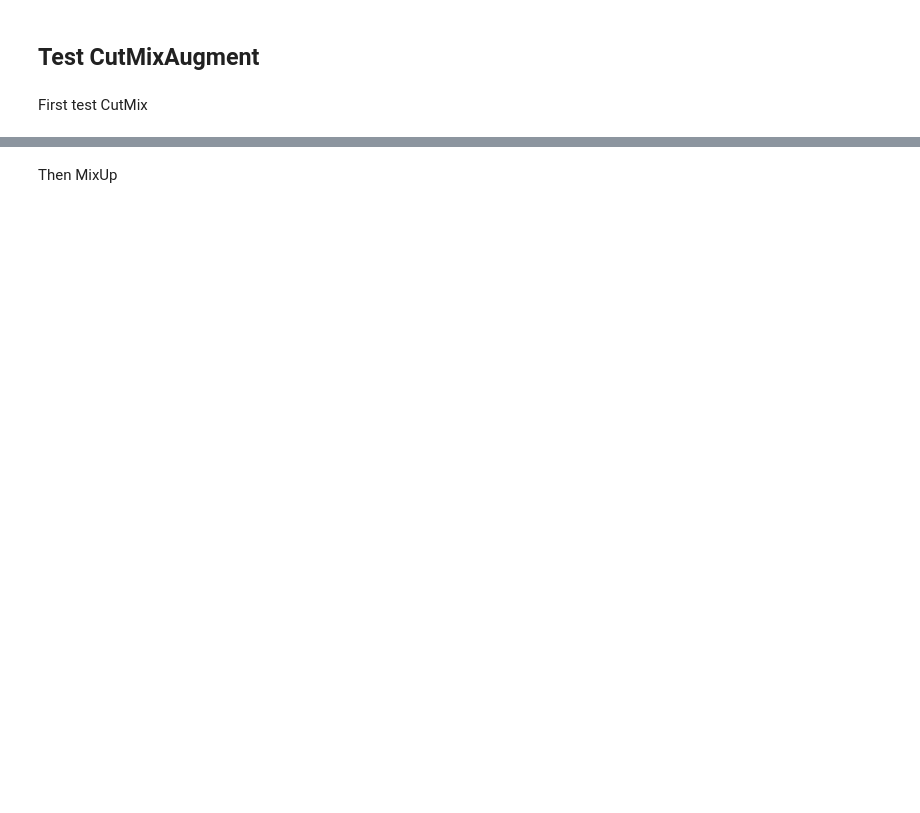
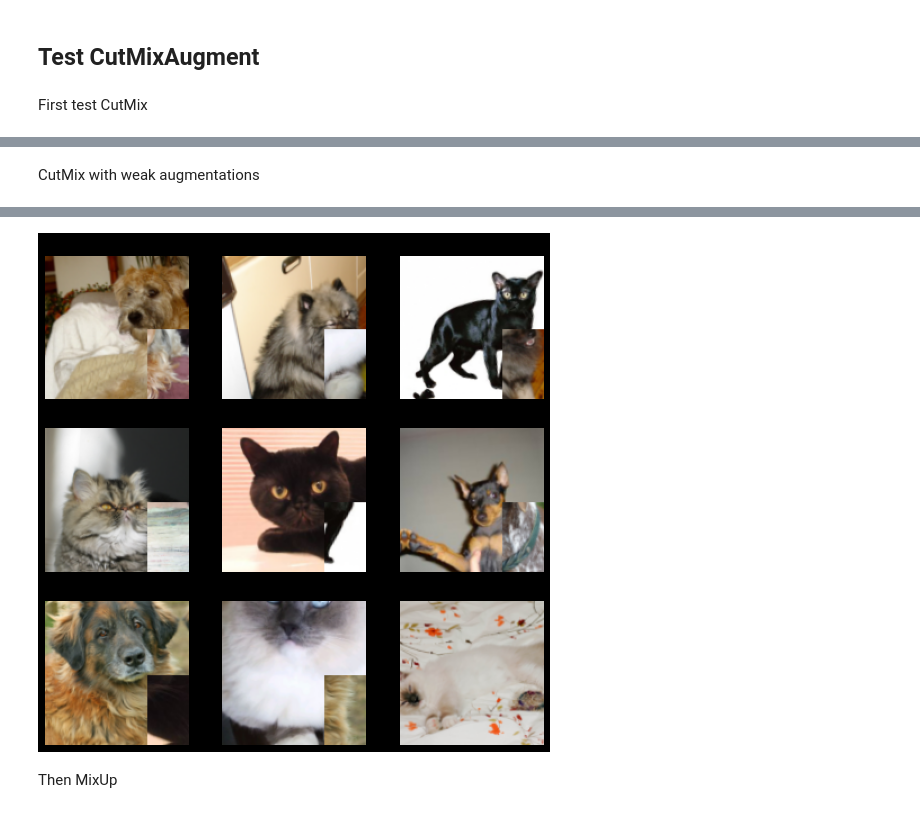
Before and after one commit to warner-benjamin/fastxtend, a Jupyter notebook: nbs/callback.cutmixup.ipynb, the cells around one changed output, grey strips where cells are left out. Saved outputs shown, nothing was run; the diff lists cells and outputs as text; code cells hidden in the pictures; blank space fills up the shorter version.

```diff
--- a/nbs/callback.cutmixup.ipynb
+++ b/nbs/callback.cutmixup.ipynb
@@ -230,6 +276,7 @@ test_cutmixup(mixup, dls)
 First test CutMix
 # %%
 #|slow
-cutmix = CutMixUpAugment(cutmix_ratio=1, mixup_ratio=0, augment_ratio=0)
-test_cutmixup(cutmix, dls)
+with less_random():
+    cutmix = CutMixUpAugment(cutmix_ratio=1, mixup_ratio=0, augment_ratio=0)
+    test_cutmixup(cutmix, True)
 # %% [output]
@@ -238,0 +285,9 @@ test_cutmixup(cutmix, dls)
+# %% [markdown]
+CutMix with weak augmentations
+# %%
+#|slow
+with less_random():
+    cutmix = CutMixUpAugment(cutmix_ratio=1, mixup_ratio=0, augment_ratio=0,
+                             cutmixup_augs=aug_transforms(max_warp=0.1, max_lighting=0.1))
+    test_cutmixup(cutmix, True)
+# %% [output]
@@ -239,3 +295,4 @@ test_cutmixup(cutmix, dls)
+[figure, added]
 # %% [markdown]
 Then MixUp
 # %%
```
Also changed, not shown: parts of 17 cells of this notebook, 3 other files.
